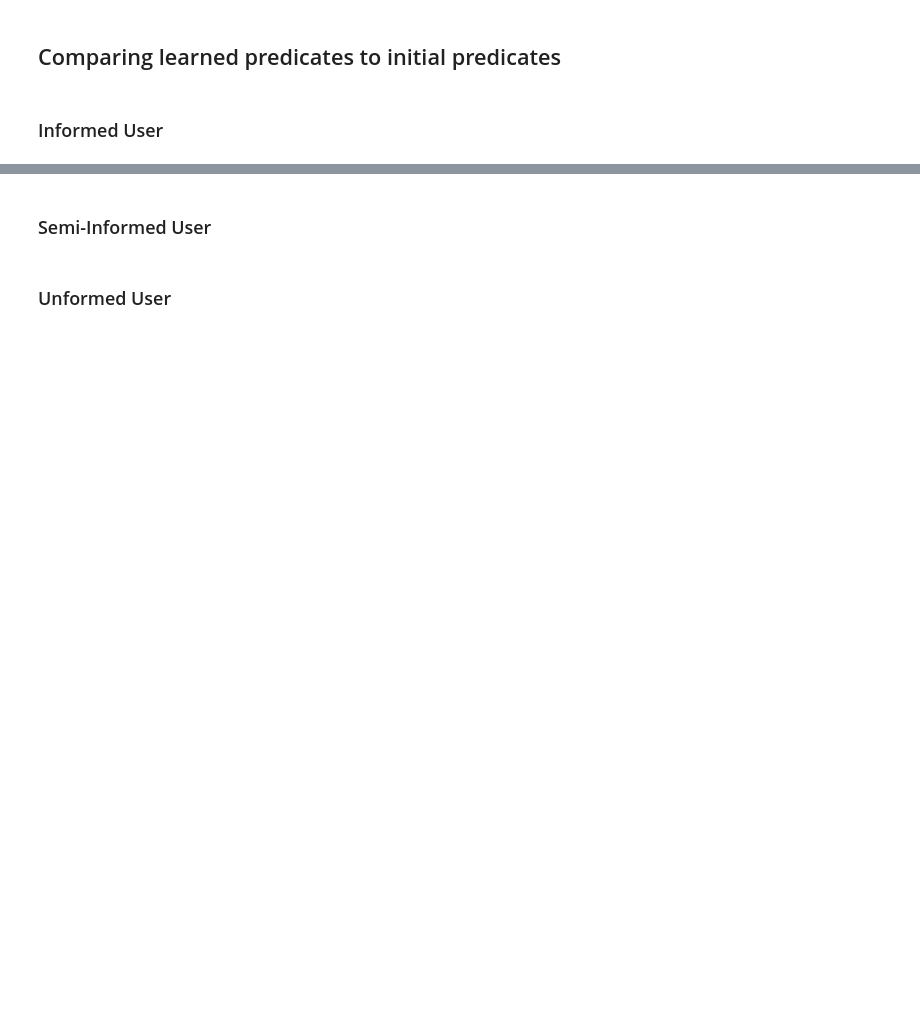
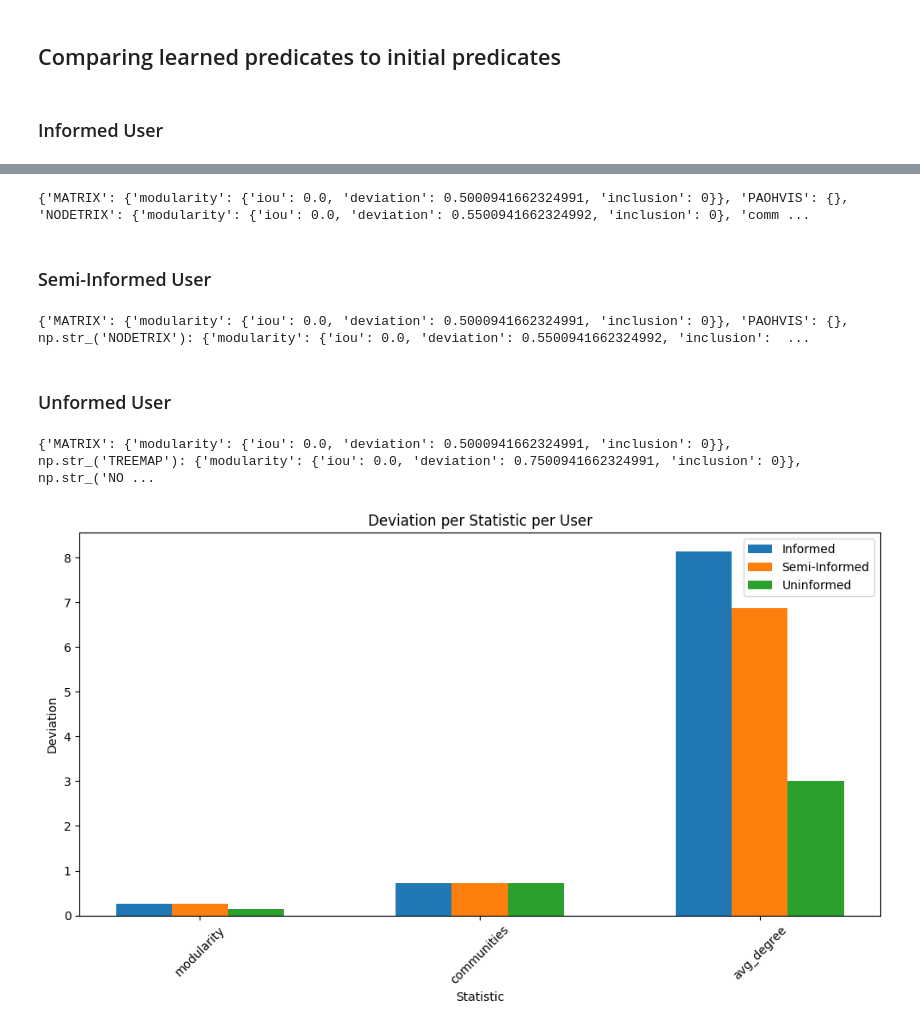
Before and after one commit to sjoerdvink99/vigor, a Jupyter notebook: notebooks/evaluation.ipynb, the cells around one changed output, grey strips where cells are left out. Cells and saved outputs as stored; diff of their text form; code cells hidden in the pictures; blank space fills up the shorter version.

Commit message:
metrics

```diff
--- a/notebooks/evaluation.ipynb
+++ b/notebooks/evaluation.ipynb
@@ -201,2 +113,7 @@ TypeError: tuple indices must be integers or slices, not str
+# %%
+evaluation_informed = compute_metrics(predicates, learned_predicates_informed)
+print(evaluation_informed)
+# %% [output]
+{'MATRIX': {'modularity': {'iou': 0.0, 'deviation': 0.5000941662324991, 'inclusion': 0}}, 'PAOHVIS': {}, 'NODETRIX': {'modularity': {'iou': 0.0, 'deviation': 0.5500941662324992, 'inclusion': 0}, 'comm ...
 # %% [markdown]
 ### Semi-Informed User
@@ -209,2 +120,7 @@ print(f"Inclusion Ratio: {inclusion_ratio:.2f}")
+# %%
+evaluation_semi_informed = compute_metrics(predicates, learned_predicates_semi_informed)
+print(evaluation_semi_informed)
+# %% [output]
+{'MATRIX': {'modularity': {'iou': 0.0, 'deviation': 0.5000941662324991, 'inclusion': 0}}, 'PAOHVIS': {}, np.str_('NODETRIX'): {'modularity': {'iou': 0.0, 'deviation': 0.5500941662324992, 'inclusion':  ...
 # %% [markdown]
 ### Unformed User
@@ -216,0 +127,60 @@ print(f"Inclusion Ratio: {inclusion_ratio:.2f}")
+# %%
+evaluation_uninformed = compute_metrics(predicates, learned_predicates_uninformed)
+print(evaluation_uninformed)
+# %% [output]
+{'MATRIX': {'modularity': {'iou': 0.0, 'deviation': 0.5000941662324991, 'inclusion': 0}}, np.str_('TREEMAP'): {'modularity': {'iou': 0.0, 'deviation': 0.7500941662324991, 'inclusion': 0}}, np.str_('NO ...
+# %%
+import matplotlib.pyplot as plt
+from collections import defaultdict
+
+results = [evaluation_informed, evaluation_semi_informed, evaluation_uninformed]
+
+# Flatten the data for plotting
+def extract_deviations(results):
+    deviations = defaultdict(lambda: defaultdict(list))
+    for user, user_data in enumerate(results):
+        for vis_type, vis_data in user_data.items():
+            for stat, stat_data in vis_data.items():
+                if 'deviation' in stat_data:
+                    deviations[stat][vis_type].append(stat_data['deviation'])
+    return deviations
+
+deviations = extract_deviations(results)
+
+stat_names = list(deviations.keys())
+visualization_types = list(set(v for vis_dict in deviations.values() for v in vis_dict.keys()))  # All unique visualization types
+
+# Use these custom labels instead of "User 1", "User 2", "User 3"
+user_labels = ['Informed', 'Semi-Informed', 'Uninformed']
+
+bar_width = 0.2
+index = np.arange(len(stat_names))
+
+fig, ax = plt.subplots(figsize=(10, 6))
+
+# Plot bars for each "user" (informed, semi-informed, uninformed)
+for i, user in enumerate(user_labels):
+    deviation_values = []
+    for stat in stat_names:
+        user_devs = []
+        for vis_type in visualization_types:
+            if len(deviations[stat][vis_type]) > i:
+                user_devs.append(deviations[stat][vis_type][i])
+            else:
+                user_devs.append(0)  # Fill with 0 if the user does not have this visualization type
+        deviation_values.append(np.mean(user_devs))  # Average deviation for each statistic
+
+    ax.bar(index + i * bar_width, deviation_values, bar_width, label=user)
+
+# Labeling the axes and the chart
+ax.set_xlabel('Statistic')
+ax.set_ylabel('Deviation')
+ax.set_title('Deviation per Statistic per User')
+ax.set_xticks(index + bar_width * (len(user_labels) - 1) / 2)
+ax.set_xticklabels(stat_names, rotation=45)
+ax.legend()
+
+plt.tight_layout()
+plt.show()
+# %% [output]
+[figure, added]
```
Also changed, not shown: parts of 8 cells of this notebook, 3 other files.
